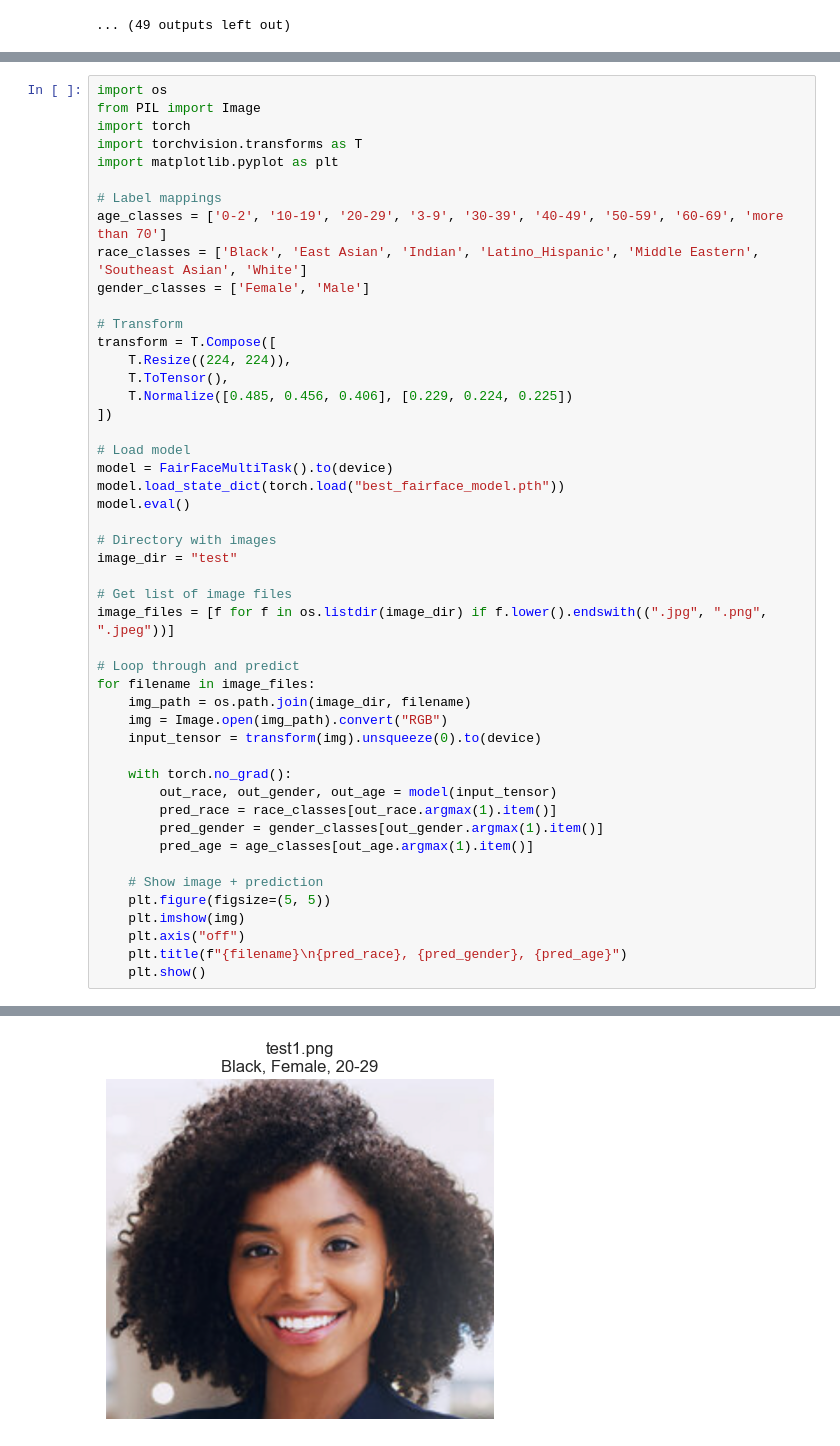
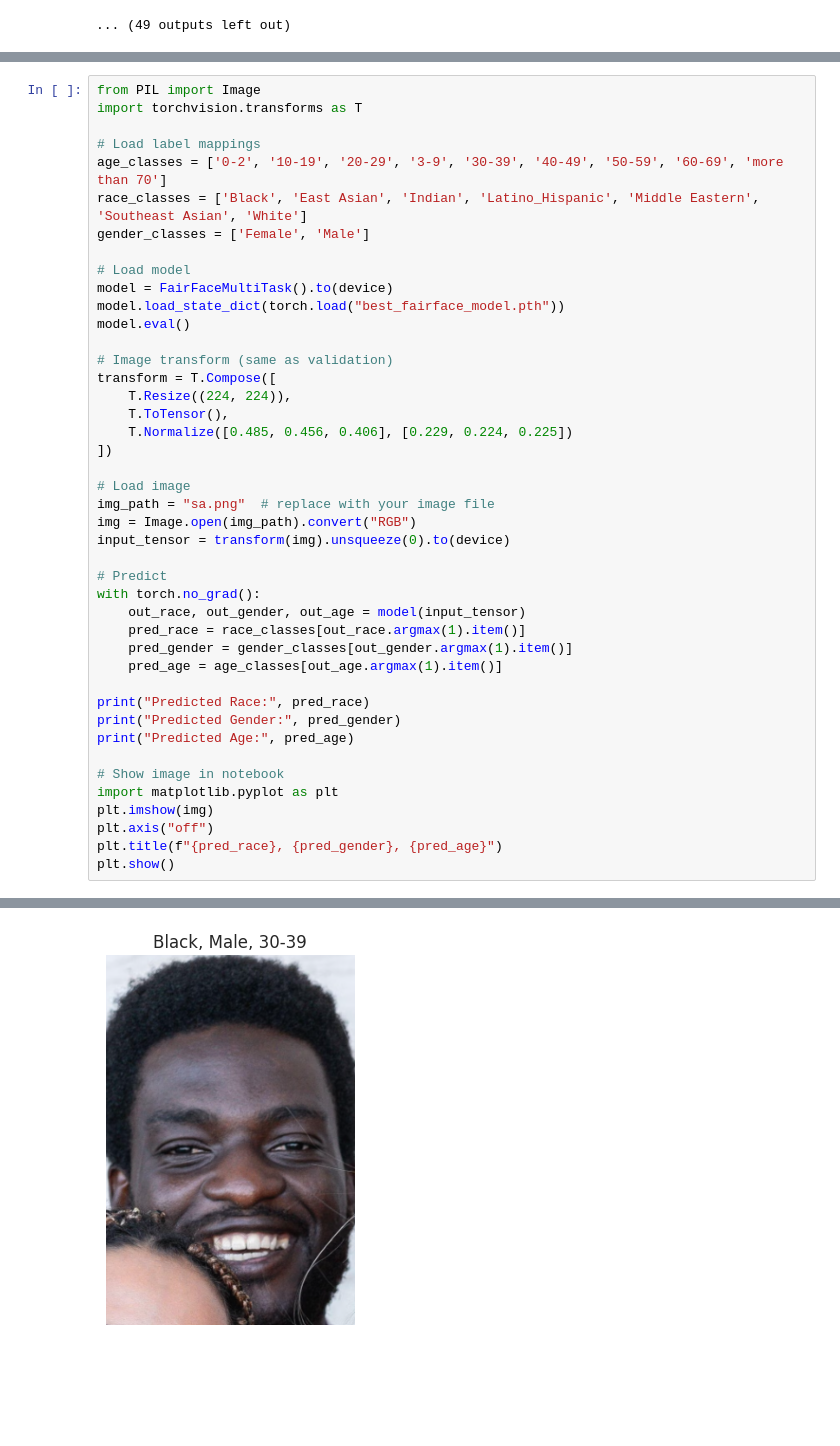
Before and after one commit to malkhawaldeh/Smart-Surveillance-System, a Jupyter notebook: FairFace.ipynb, the cells around one changed output, grey strips where cells are left out. Saved outputs shown, nothing was run; the diff lists cells and outputs as text; blank space fills up the shorter version.

```diff
--- a/FairFace.ipynb
+++ b/FairFace.ipynb
@@ -314,49 +387,44 @@ Train Accuracy — Race: 66.22%, Gender: 91.38%, Age: 55.11%
 # %%
-import os
 from PIL import Image
-import torch
 import torchvision.transforms as T
-import matplotlib.pyplot as plt
 
-# Label mappings
+# Load label mappings
 age_classes = ['0-2', '10-19', '20-29', '3-9', '30-39', '40-49', '50-59', '60-69', 'more than 70']
 race_classes = ['Black', 'East Asian', 'Indian', 'Latino_Hispanic', 'Middle Eastern', 'Southeast Asian', 'White']
 gender_classes = ['Female', 'Male']
 
-# Transform
+# Load model
+model = FairFaceMultiTask().to(device)
+model.load_state_dict(torch.load("best_fairface_model.pth"))
+model.eval()
+
+# Image transform (same as validation)
 transform = T.Compose([
     T.Resize((224, 224)),
     T.ToTensor(),
     T.Normalize([0.485, 0.456, 0.406], [0.229, 0.224, 0.225])
 ])
 
-# Load model
-model = FairFaceMultiTask().to(device)
-model.load_state_dict(torch.load("best_fairface_model.pth"))
-model.eval()
+# Load image
+img_path = "sa.png"  # replace with your image file
+img = Image.open(img_path).convert("RGB")
+input_tensor = transform(img).unsqueeze(0).to(device)
 
-# Directory with images
-image_dir = "test"
+# Predict
+with torch.no_grad():
+    out_race, out_gender, out_age = model(input_tensor)
+    pred_race = race_classes[out_race.argmax(1).item()]
+    pred_gender = gender_classes[out_gender.argmax(1).item()]
+    pred_age = age_classes[out_age.argmax(1).item()]
 
-# Get list of image files
-image_files = [f for f in os.listdir(image_dir) if f.lower().endswith((".jpg", ".png", ".jpeg"))]
+print("Predicted Race:", pred_race)
+print("Predicted Gender:", pred_gender)
+print("Predicted Age:", pred_age)
 
-# Loop through and predict
-for filename in image_files:
-    img_path = os.path.join(image_dir, filename)
-    img = Image.open(img_path).convert("RGB")
-    input_tensor = transform(img).unsqueeze(0).to(device)
-
-    with torch.no_grad():
-        out_race, out_gender, out_age = model(input_tensor)
-        pred_race = race_classes[out_race.argmax(1).item()]
-        pred_gender = gender_classes[out_gender.argmax(1).item()]
-        pred_age = age_classes[out_age.argmax(1).item()]
-
-    # Show image + prediction
-    plt.figure(figsize=(5, 5))
-    plt.imshow(img)
-    plt.axis("off")
-    plt.title(f"{filename}\n{pred_race}, {pred_gender}, {pred_age}")
-    plt.show()
+# Show image in notebook
+import matplotlib.pyplot as plt
+plt.imshow(img)
+plt.axis("off")
+plt.title(f"{pred_race}, {pred_gender}, {pred_age}")
+plt.show()
 # %% [output]
@@ -363 +434 @@ for filename in image_files:
-[figure, old version]
+[figure, new version]
```
Also changed, not shown: parts of 13 cells of this notebook.
